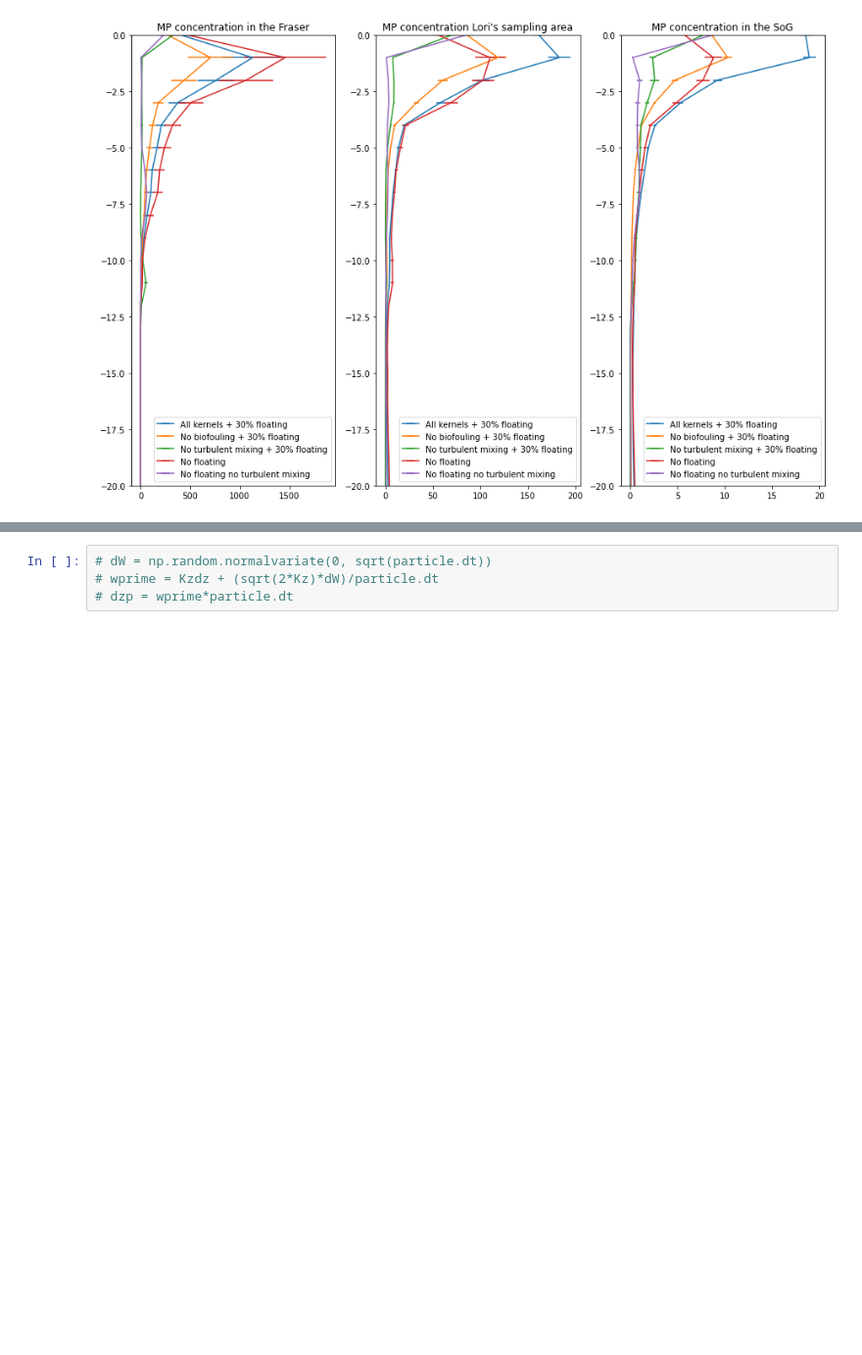
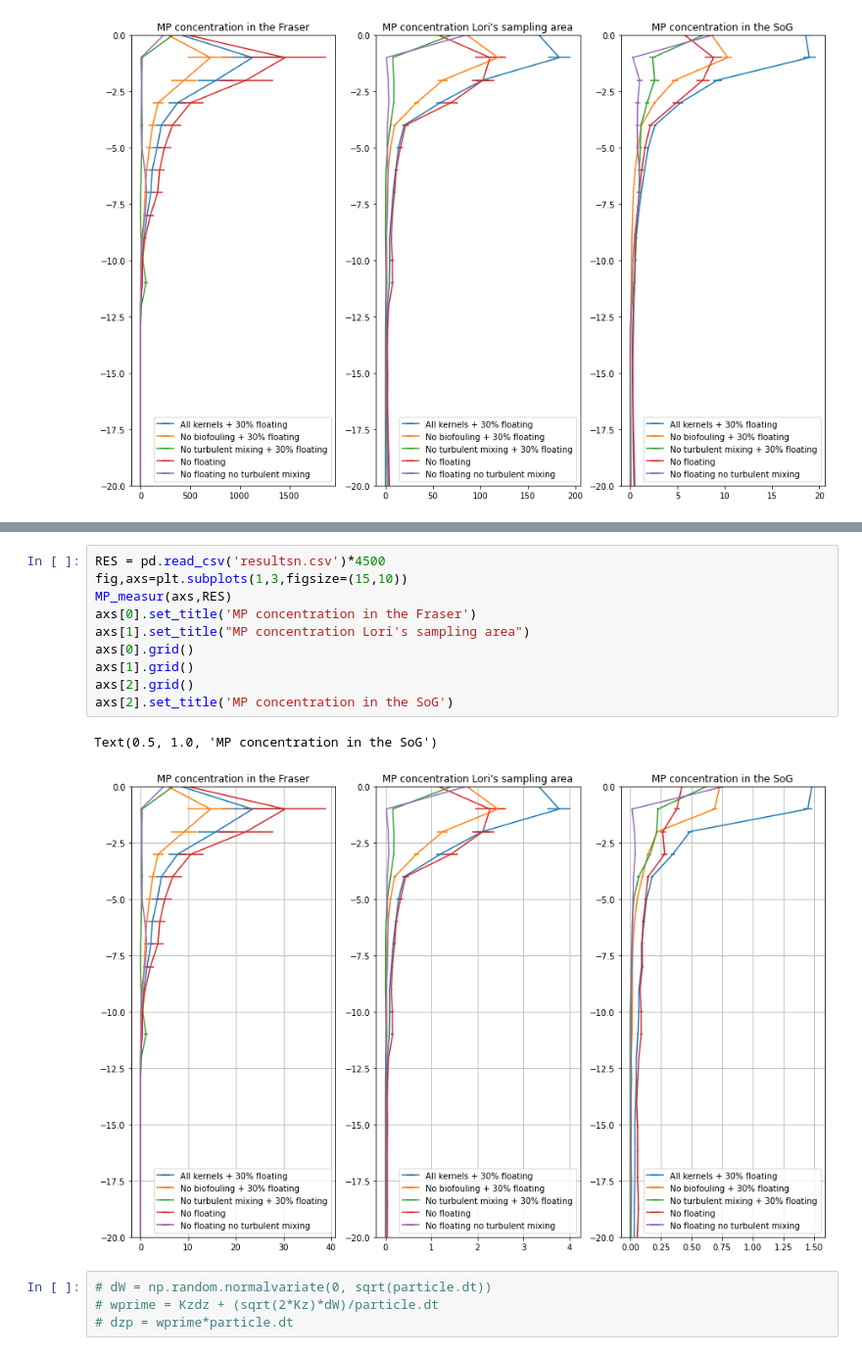
Before and after one commit to SalishSeaCast/analysis-jose, a Jupyter notebook: notebooks/parcels/Remote/Fibres/concentration.ipynb, the cells around one changed output, grey strips where cells are left out. Shown at 98% size. Drawn from its saved outputs; the diff is of its cells as text; blank space fills up the shorter version.

```diff
--- a/notebooks/parcels/Remote/Fibres/concentration.ipynb
+++ b/notebooks/parcels/Remote/Fibres/concentration.ipynb
@@ -210,3 +224,16 @@ df.to_csv('resultsn.csv')
+# %%
+RES = pd.read_csv('resultsn.csv')*4500
+fig,axs=plt.subplots(1,3,figsize=(15,10))
+MP_measur(axs,RES)
+axs[0].set_title('MP concentration in the Fraser')
+axs[1].set_title("MP concentration Lori's sampling area")
+axs[0].grid()
+axs[1].grid()
+axs[2].grid()
+axs[2].set_title('MP concentration in the SoG')
+# %% [output]
+Text(0.5, 1.0, 'MP concentration in the SoG')
+[figure, added]
 # %%
 # dW = np.random.normalvariate(0, sqrt(particle.dt))
 # wprime = Kzdz + (sqrt(2*Kz)*dW)/particle.dt
```
Also changed, not shown: parts of 3 cells of this notebook, 24 other files.
